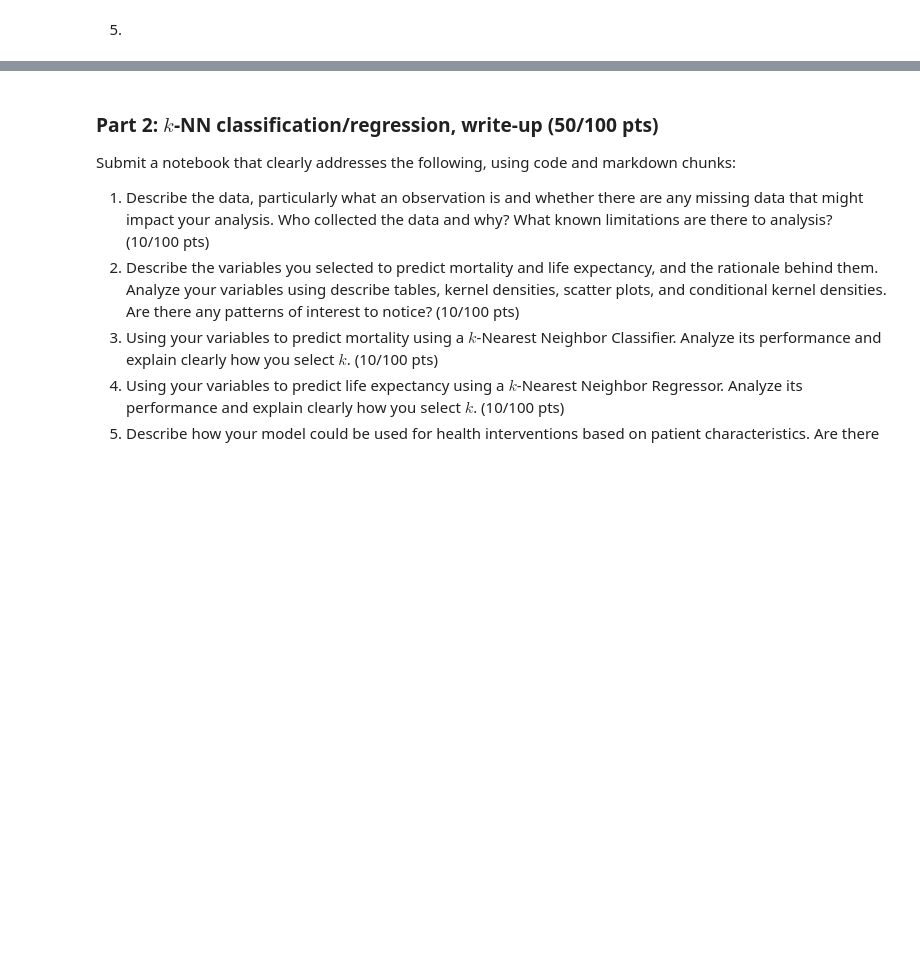
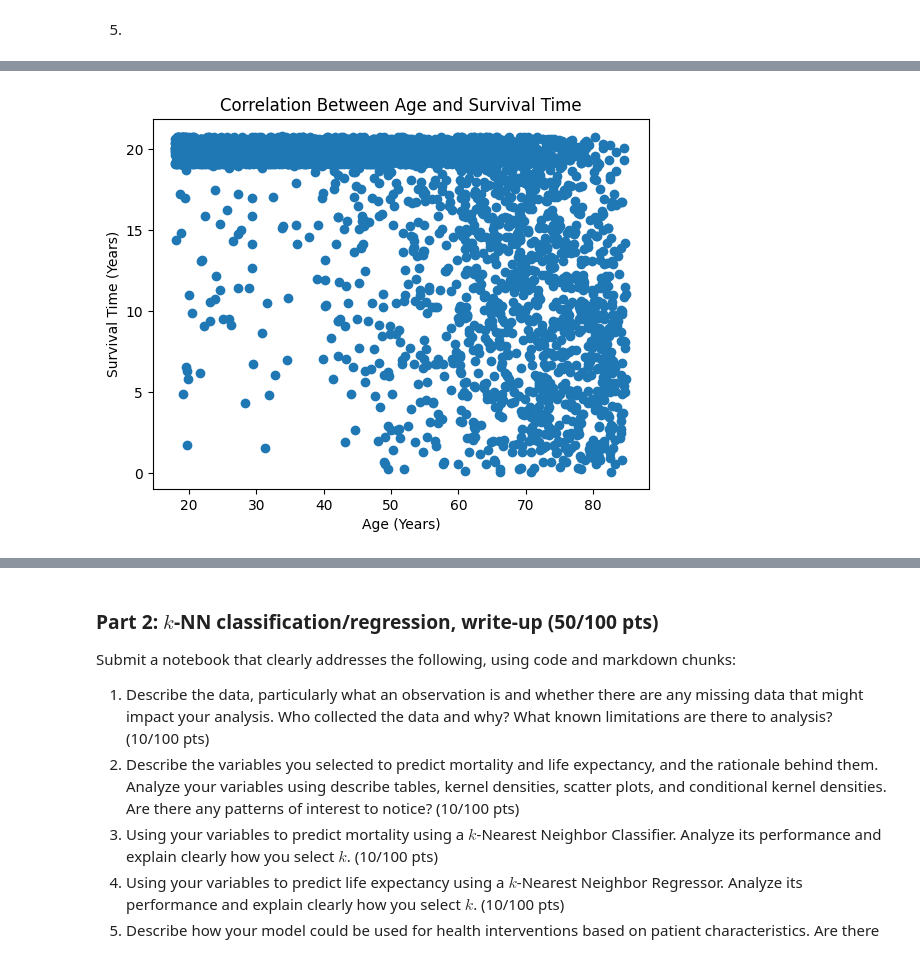
Before and after one commit to kayleendo/Project-1-Wrangling-EDA-kNN, a Jupyter notebook: DS_3001_Project_1.ipynb, the cells around one changed output, grey strips where cells are left out. Saved outputs shown, nothing was run; the diff lists cells and outputs as text; code cells hidden in the pictures; blank space fills up the shorter version.

```diff
--- a/DS_3001_Project_1.ipynb
+++ b/DS_3001_Project_1.ipynb
@@ -113,0 +222,8 @@ dtype: int64
+# %%
+plt.scatter(df["AGE_YEARS"], df["SURVIVAL_YEARS"]) #scatterplot of age vs survival time
+plt.title("Correlation Between Age and Survival Time")
+plt.xlabel("Age (Years)")
+plt.ylabel("Survival Time (Years)")
+plt.show()
+# %% [output]
+[figure, added]
```
Also changed, not shown: parts of 17 cells of this notebook.
